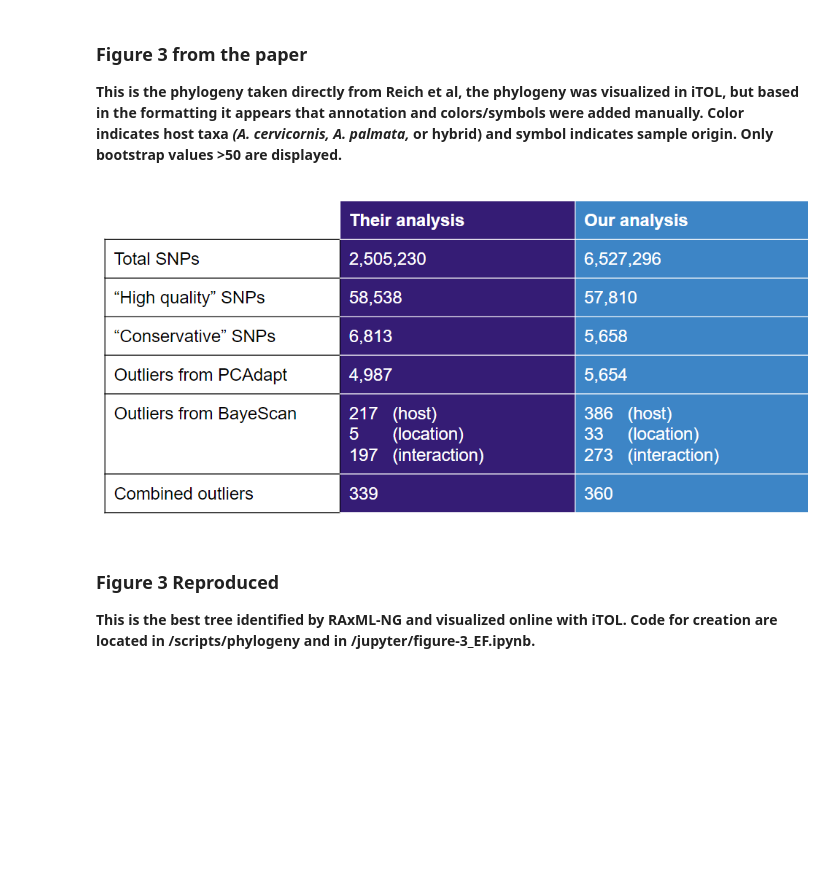
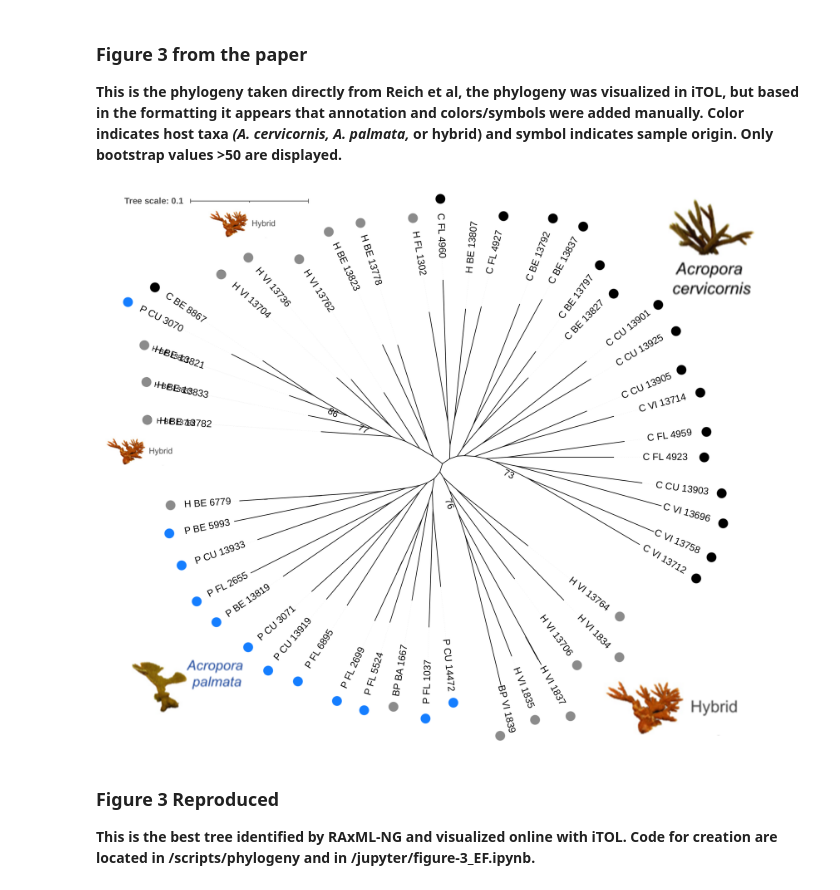
Before and after one commit to jbweinstock/dino_popgen, a Jupyter notebook: jupyter-notebooks/dino_popgen_final_writeup.ipynb, the cells around one changed output. Drawn from its saved outputs; the diff is of its cells as text; code cells hidden in the pictures; blank space fills up the shorter version.

```diff
--- a/jupyter-notebooks/dino_popgen_final_writeup.ipynb
+++ b/jupyter-notebooks/dino_popgen_final_writeup.ipynb
@@ -69,9 +69,9 @@ display_png(file="../figures/Fig3_original_Reich2021.png")
 **This is the phylogeny taken directly from Reich et al, the phylogeny was visualized in iTOL, but based in the formatting it appears that annotation and colors/symbols were added manually. Color indicates host taxa _(A. cervicornis, A. palmata,_ or hybrid) and symbol indicates sample origin. Only bootstrap values >50 are displayed.**
 # %%
 # reproduced phylogeny
-display_png(file="../figures/dino_popgen_summary_table.png", height=800, width=800)
+display_png(file="../figures/Fig3_phylogeny_EF_edit.png", height=800, width=800)
 # %% [output]
-[figure, old version]
+[figure, new version]
 # %% [markdown]
 ### Figure 3 Reproduced
 **This is the best tree identified by RAxML-NG and visualized online with iTOL. Code for creation are located in /scripts/phylogeny and in /jupyter/figure-3_EF.ipynb.**
```
